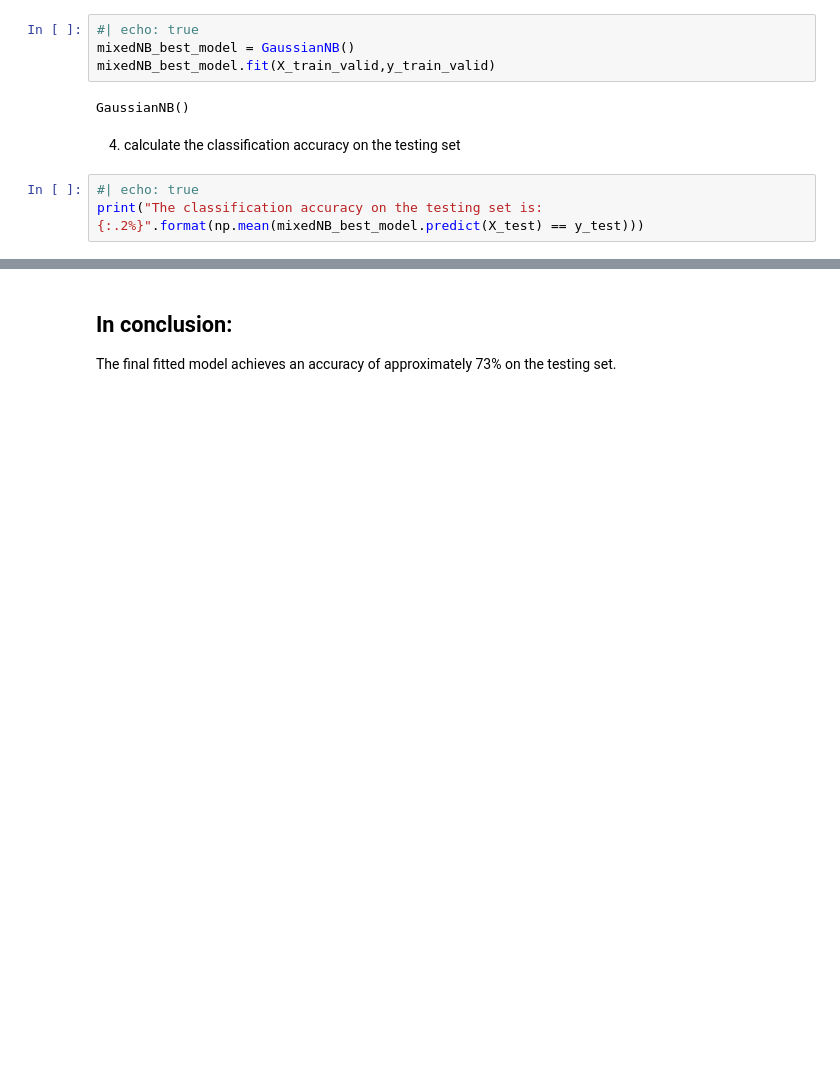
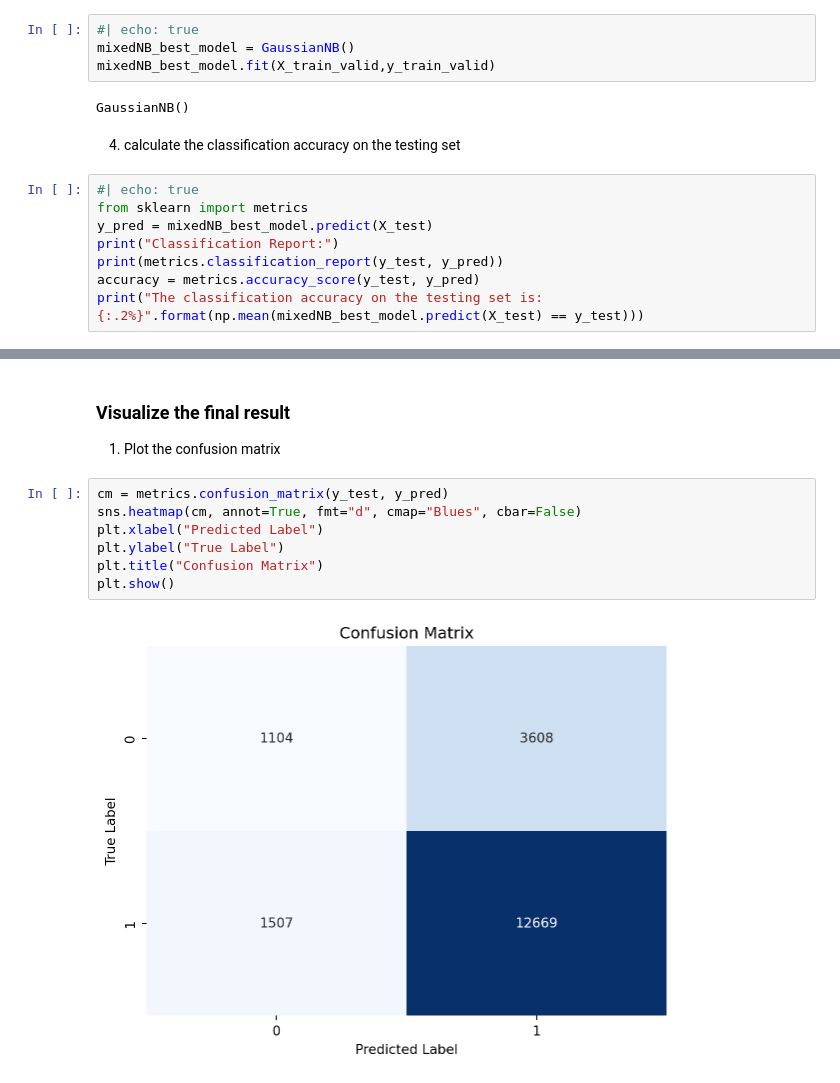
Before and after one commit to anly501/dsan-5000-project-WillWangUNC, a Jupyter notebook: dsan-website/5000-website/5000-website-Zenan/naive.ipynb, the cells around one changed output, grey strips where cells are left out. Drawn from its saved outputs; the diff is of its cells as text; blank space fills up the shorter version.

```diff
--- a/dsan-website/5000-website/5000-website-Zenan/naive.ipynb
+++ b/dsan-website/5000-website/5000-website-Zenan/naive.ipynb
@@ -140,5 +140,10 @@ GaussianNB()
 4. calculate the classification accuracy on the testing set
 # %%
 #| echo: true
+from sklearn import metrics
+y_pred = mixedNB_best_model.predict(X_test)
+print("Classification Report:")
+print(metrics.classification_report(y_test, y_pred))
+accuracy = metrics.accuracy_score(y_test, y_pred)
 print("The classification accuracy on the testing set is: {:.2%}".format(np.mean(mixedNB_best_model.predict(X_test) == y_test)))
 # %% [output]
@@ -145,4 +160,13 @@ print("The classification accuracy on the testing set is: {:.2%}".format(np.mean
 The classification accuracy on the testing set is: 72.92%
-# %% [markdown]
-## In conclusion:
-The final fitted model achieves an accuracy of approximately 73% on the testing set.
+# %% [markdown]
+### Visualize the final result
+1. Plot the confusion matrix
+# %%
+cm = metrics.confusion_matrix(y_test, y_pred)
+sns.heatmap(cm, annot=True, fmt="d", cmap="Blues", cbar=False)
+plt.xlabel("Predicted Label")
+plt.ylabel("True Label")
+plt.title("Confusion Matrix")
+plt.show()
+# %% [output]
+[figure, added]
```
Also changed, not shown: parts of 5 cells of this notebook.
